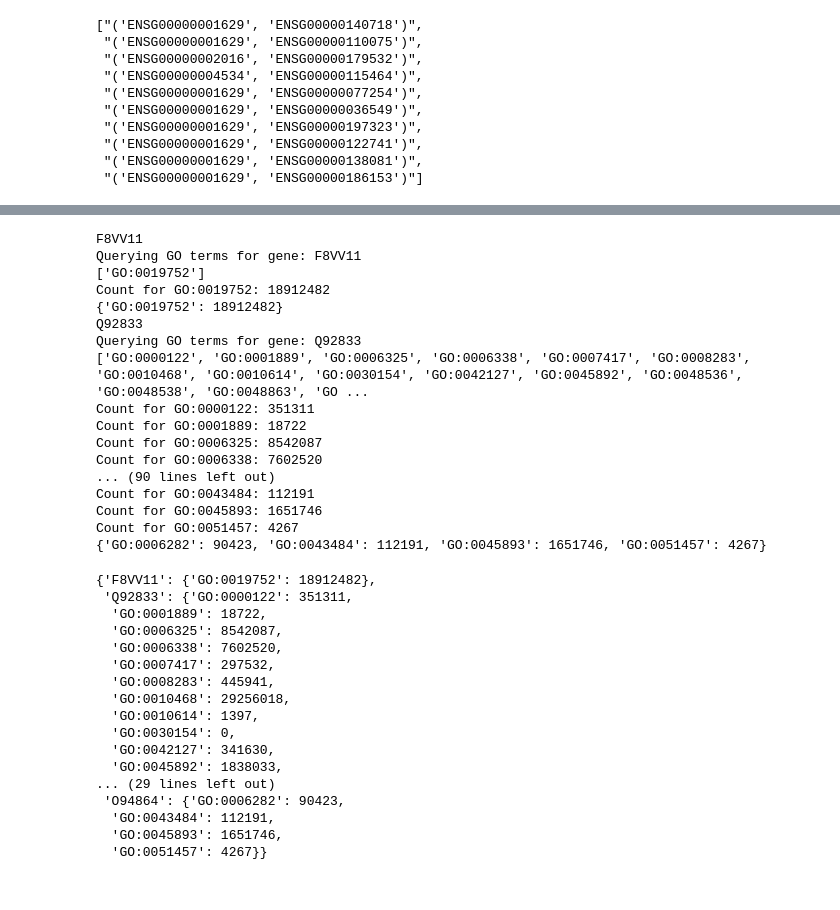
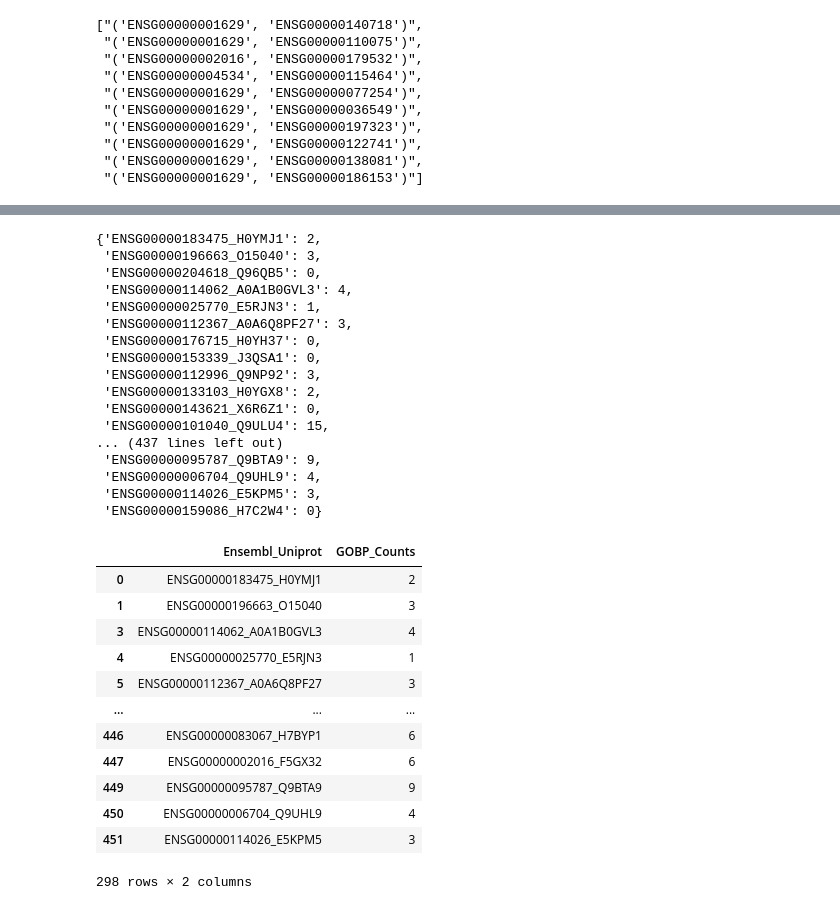
Before and after one commit to briannaflynn/gene_embedding_analysis, a Jupyter notebook: gobp_counts.ipynb, the cells around one changed output, grey strips where cells are left out. Drawn from its saved outputs; the diff is of its cells as text; code cells hidden in the pictures.

```diff
--- a/gobp_counts.ipynb
+++ b/gobp_counts.ipynb
@@ -97,42 +102,25 @@ def create_count_dict(ids) -> dict:
 
     return unidict
 # %%
-count_dict = create_count_dict(uni_small)
+%%capture
+counts = create_count_dict(uniprot_ids)
-# %% [output]
-F8VV11
-Querying GO terms for gene: F8VV11
-['GO:0019752']
-Count for GO:0019752: 18912482
-{'GO:0019752': 18912482}
-Q92833
-Querying GO terms for gene: Q92833
-['GO:0000122', 'GO:0001889', 'GO:0006325', 'GO:0006338', 'GO:0007417', 'GO:0008283', 'GO:0010468', 'GO:0010614', 'GO:0030154', 'GO:0042127', 'GO:0045892', 'GO:0048536', 'GO:0048538', 'GO:0048863', 'GO ...
-Count for GO:0000122: 351311
-Count for GO:0001889: 18722
-Count for GO:0006325: 8542087
-Count for GO:0006338: 7602520
-... (90 lines left out)
-Count for GO:0043484: 112191
-Count for GO:0045893: 1651746
-Count for GO:0051457: 4267
-{'GO:0006282': 90423, 'GO:0043484': 112191, 'GO:0045893': 1651746, 'GO:0051457': 4267}
 # %%
-count_dict
+counts
 # %% [output]
-{'F8VV11': {'GO:0019752': 18912482},
- 'Q92833': {'GO:0000122': 351311,
-  'GO:0001889': 18722,
-  'GO:0006325': 8542087,
-  'GO:0006338': 7602520,
-  'GO:0007417': 297532,
-  'GO:0008283': 445941,
-  'GO:0010468': 29256018,
-  'GO:0010614': 1397,
-  'GO:0030154': 0,
-  'GO:0042127': 341630,
-  'GO:0045892': 1838033,
-... (29 lines left out)
- 'O94864': {'GO:0006282': 90423,
-  'GO:0043484': 112191,
-  'GO:0045893': 1651746,
-  'GO:0051457': 4267}}
+{'ENSG00000183475_H0YMJ1': 2,
+ 'ENSG00000196663_O15040': 3,
+ 'ENSG00000204618_Q96QB5': 0,
+ 'ENSG00000114062_A0A1B0GVL3': 4,
+ 'ENSG00000025770_E5RJN3': 1,
+ 'ENSG00000112367_A0A6Q8PF27': 3,
+ 'ENSG00000176715_H0YH37': 0,
+ 'ENSG00000153339_J3QSA1': 0,
+ 'ENSG00000112996_Q9NP92': 3,
+ 'ENSG00000133103_H0YGX8': 2,
+ 'ENSG00000143621_X6R6Z1': 0,
+ 'ENSG00000101040_Q9ULU4': 15,
+... (437 lines left out)
+ 'ENSG00000095787_Q9BTA9': 9,
+ 'ENSG00000006704_Q9UHL9': 4,
+ 'ENSG00000114026_E5KPM5': 3,
+ 'ENSG00000159086_H7C2W4': 0}
@@ -138,0 +137,17 @@ count_dict
+# %%
+# after dropping zero
+df
+# %% [output]
+|  | Ensembl_Uniprot | GOBP_Counts |
+| 0 | ENSG00000183475_H0YMJ1 | 2 |
+| 1 | ENSG00000196663_O15040 | 3 |
+| 3 | ENSG00000114062_A0A1B0GVL3 | 4 |
+| 4 | ENSG00000025770_E5RJN3 | 1 |
+| 5 | ENSG00000112367_A0A6Q8PF27 | 3 |
+| ... | ... | ... |
+| 446 | ENSG00000083067_H7BYP1 | 6 |
+| 447 | ENSG00000002016_F5GX32 | 6 |
+| 449 | ENSG00000095787_Q9BTA9 | 9 |
+| 450 | ENSG00000006704_Q9UHL9 | 4 |
+| 451 | ENSG00000114026_E5KPM5 | 3 |
+298 rows × 2 columns
```
Also changed, not shown: parts of 18 cells of this notebook.
